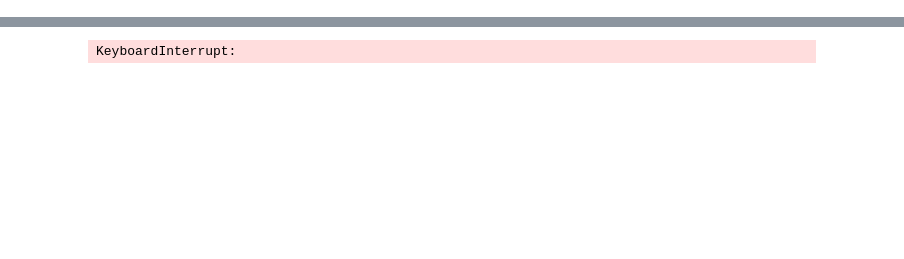
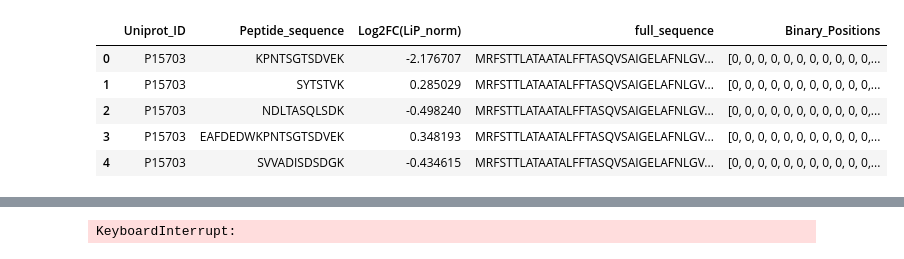
Before and after one commit to gustavoschewinski/tuning-protein, a Jupyter notebook: create_embeddings.ipynb, the cells around one changed output, grey strips where cells are left out. Drawn from its saved outputs; the diff is of its cells as text; code cells hidden in the pictures; blank space fills up the shorter version.

```diff
--- a/create_embeddings.ipynb
+++ b/create_embeddings.ipynb
@@ -29,2 +27,11 @@ ESM2(
 # %%
 df = pd.read_csv('data/OsmoticStress_with_binary_positions.csv')
+# %%
+df.head()
+# %% [output]
+|  | Uniprot_ID | Peptide_sequence | Log2FC(LiP_norm) | full_sequence | Binary_Positions |
+| 0 | P15703 | KPNTSGTSDVEK | -2.176707 | MRFSTTLATAATALFFTASQVSAIGELAFNLGV... | [0, 0, 0, 0, 0, 0, 0, 0, 0, 0, 0,... |
+| 1 | P15703 | SYTSTVK | 0.285029 | MRFSTTLATAATALFFTASQVSAIGELAFNLGV... | [0, 0, 0, 0, 0, 0, 0, 0, 0, 0, 0,... |
+| 2 | P15703 | NDLTASQLSDK | -0.498240 | MRFSTTLATAATALFFTASQVSAIGELAFNLGV... | [0, 0, 0, 0, 0, 0, 0, 0, 0, 0, 0,... |
+| 3 | P15703 | EAFDEDWKPNTSGTSDVEK | 0.348193 | MRFSTTLATAATALFFTASQVSAIGELAFNLGV... | [0, 0, 0, 0, 0, 0, 0, 0, 0, 0, 0,... |
+| 4 | P15703 | SVVADISDSDGK | -0.434615 | MRFSTTLATAATALFFTASQVSAIGELAFNLGV... | [0, 0, 0, 0, 0, 0, 0, 0, 0, 0, 0,... |
```
Also changed, not shown: parts of 4 cells of this notebook.
